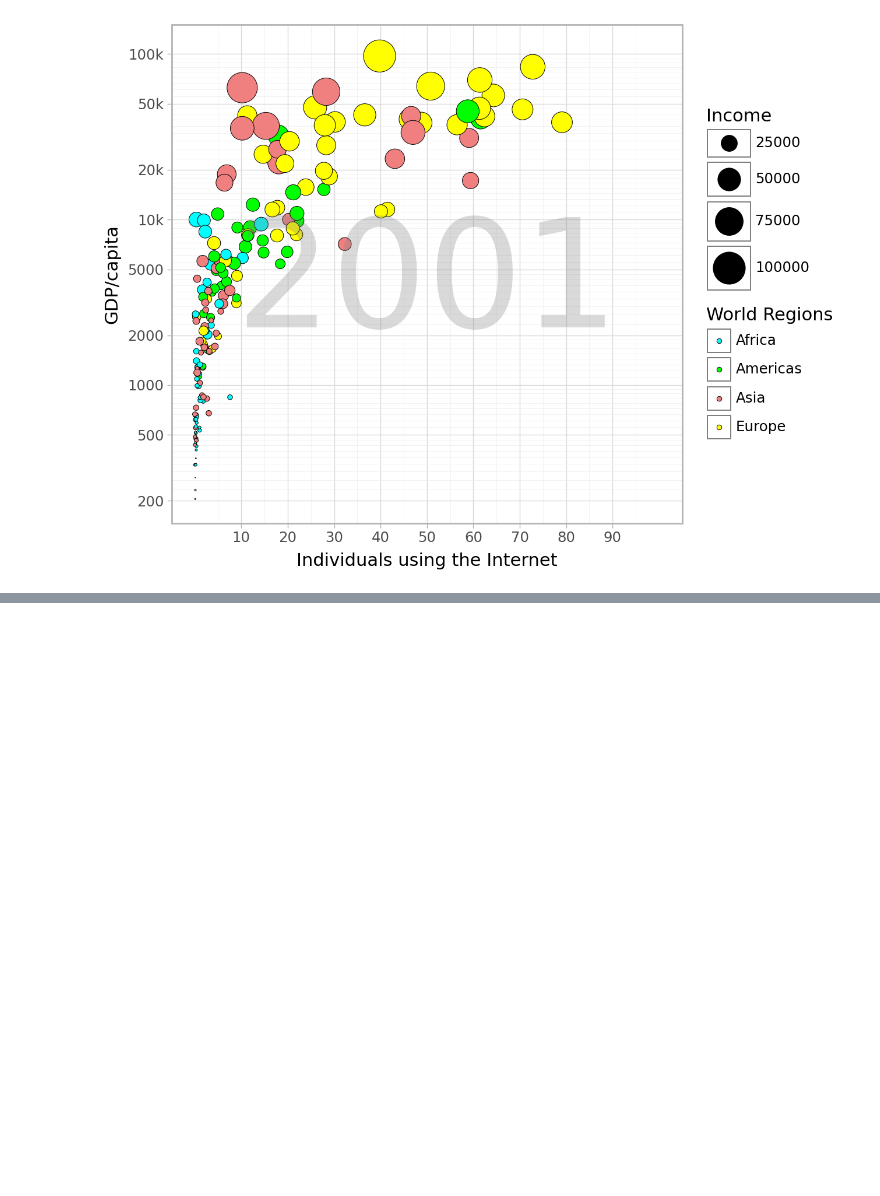
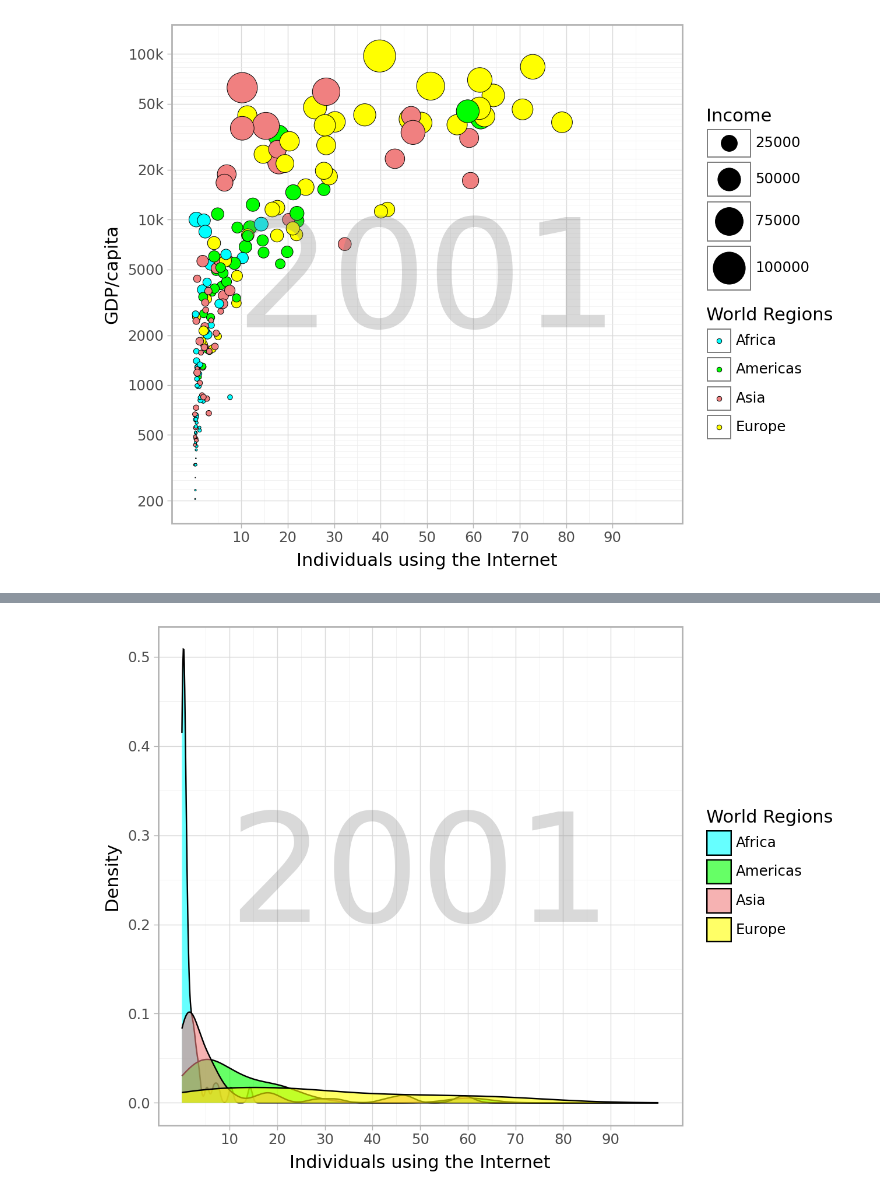
Before and after one commit to r-morag/Labs---GSB-544, a Jupyter notebook: lab_1.ipynb, the cells around one changed output, grey strips where cells are left out. Saved outputs shown, nothing was run; the diff lists cells and outputs as text; code cells hidden in the pictures; blank space fills up the shorter version.

```diff
--- a/lab_1.ipynb
+++ b/lab_1.ipynb
@@ -124,0 +127,13 @@ from plotnine import scale_y_log10
+# %%
+from plotnine import geom_density
+
+(ggplot(q3, aes(x="internet_users", fill="four_regions"))
++ geom_density(alpha=0.6)
++ theme_light()
++ scale_fill_manual(values=["aqua", "lime", "lightcoral", "yellow"], labels=["Africa", "Americas", "Asia", "Europe"])
++ scale_x_continuous(limits=(0, 100), breaks=range(10, 91, 10))
++ labs(x="Individuals using the Internet", y="Density", fill="World Regions")
++ annotate("text", x=50, y=0.25, label="2001", size=93, color="grey", alpha=0.3)
+)
+# %% [output]
+[figure, added]
```
Also changed, not shown: parts of 1 cell of this notebook.
